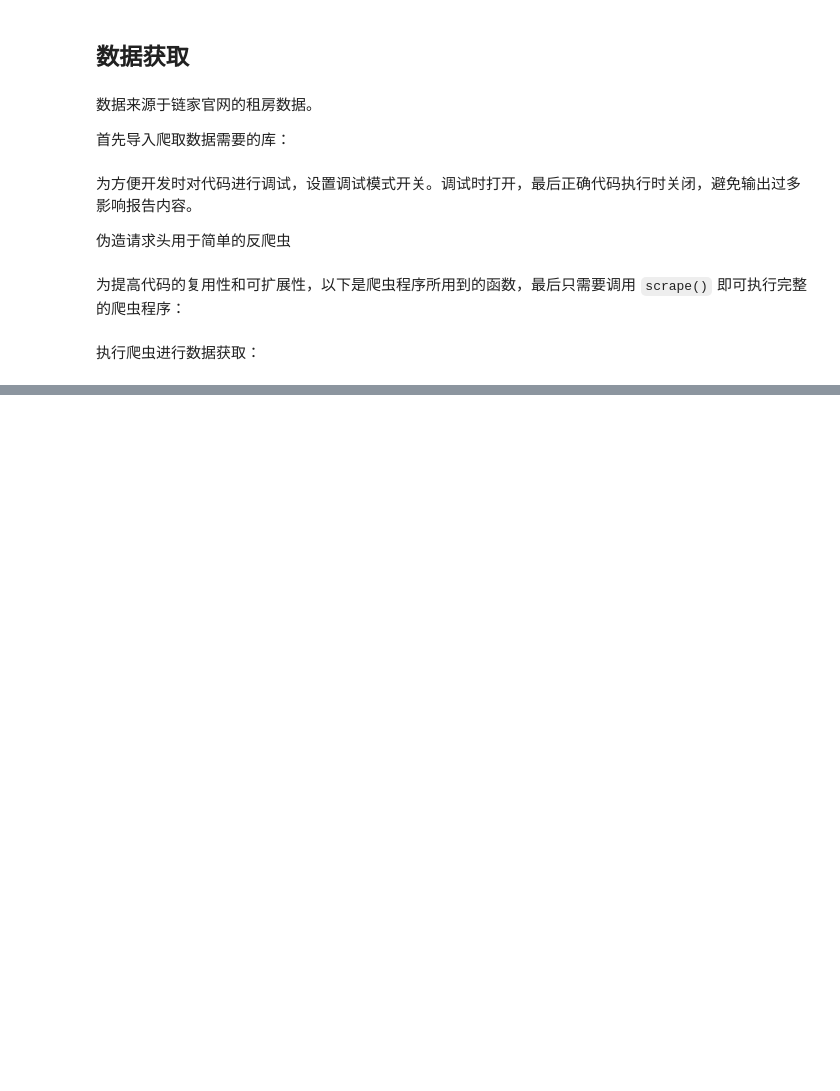
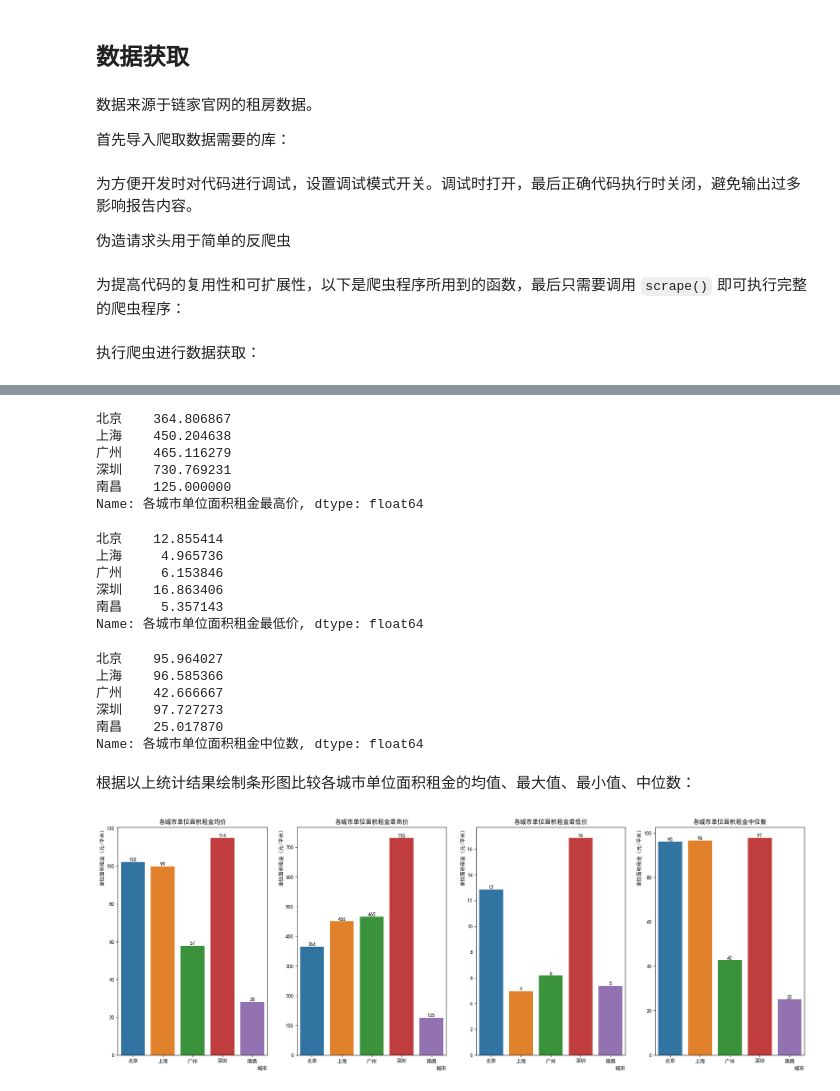
Before and after one commit to dsyislearning/bupt-py, a Jupyter notebook: project/final.ipynb, the cells around one changed output, grey strips where cells are left out. Drawn from its saved outputs; the diff is of its cells as text; code cells hidden in the pictures; blank space fills up the shorter version.

```diff
--- a/project/final.ipynb
+++ b/project/final.ipynb
@@ -202,0 +257,3 @@ scrape() # 启动爬虫程序
+# %%
+nc_df = pd.read_csv('nc_rent.csv')
+nc_df.head()
@@ -202,0 +410,62 @@ scrape() # 启动爬虫程序
+# %%
+# 单位面积租金的最高价
+unit_price_max = pd.Series({
+    '北京': (bj_df['租金'] / bj_df['面积']).max(),
+    '上海': (sh_df['租金'] / sh_df['面积']).max(),
+    '广州': (gz_df['租金'] / gz_df['面积']).max(),
+    '深圳': (sz_df['租金'] / sz_df['面积']).max(),
+    '南昌': (nc_df['租金'] / nc_df['面积']).max()
+}, name='各城市单位面积租金最高价')
+unit_price_max
+# %% [output]
+北京    364.806867
+上海    450.204638
+广州    465.116279
+深圳    730.769231
+南昌    125.000000
+Name: 各城市单位面积租金最高价, dtype: float64
+# %%
+# 将南昌异常值去除，只有一个面积为 1500 平方米，租金为 1100 元/月的异常数据
+nc_df = nc_df[(nc_df['面积'] != 1500.0) & (nc_df['租金'] != 1100.0)]
+
+# 单位面积租金的最低价
+unit_price_min = pd.Series({
+    '北京': (bj_df['租金'] / bj_df['面积']).min(),
+    '上海': (sh_df['租金'] / sh_df['面积']).min(),
+    '广州': (gz_df['租金'] / gz_df['面积']).min(),
+    '深圳': (sz_df['租金'] / sz_df['面积']).min(),
+    '南昌': (nc_df['租金'] / nc_df['面积']).min()
+}, name='各城市单位面积租金最低价')
+unit_price_min
+# %% [output]
+北京    12.855414
+上海     4.965736
+广州     6.153846
+深圳    16.863406
+南昌     5.357143
+Name: 各城市单位面积租金最低价, dtype: float64
+# %%
+# 单位面积租金的中位数
+unit_price_median = pd.Series({
+    '北京': (bj_df['租金'] / bj_df['面积']).median(),
+    '上海': (sh_df['租金'] / sh_df['面积']).median(),
+    '广州': (gz_df['租金'] / gz_df['面积']).median(),
+    '深圳': (sz_df['租金'] / sz_df['面积']).median(),
+    '南昌': (nc_df['租金'] / nc_df['面积']).median()
+}, name='各城市单位面积租金中位数')
+unit_price_median
+# %% [output]
+北京    95.964027
+上海    96.585366
+广州    42.666667
+深圳    97.727273
+南昌    25.017870
+Name: 各城市单位面积租金中位数, dtype: float64
+# %% [markdown]
+根据以上统计结果绘制条形图比较各城市单位面积租金的均值、最大值、最小值、中位数：
+# %%
+# 绘制柱状图，比较各城市的单位面积租金均价、最高价、最低价、中位数
+data = [unit_price_avg, unit_price_max, unit_price_min, unit_price_median]
+plot_avg_max_min_median_comparison(data, '城市', '单位面积租金（元/平米）')
+# %% [output]
+[figure, added]
```
Also changed, not shown: parts of 154 cells of this notebook.
